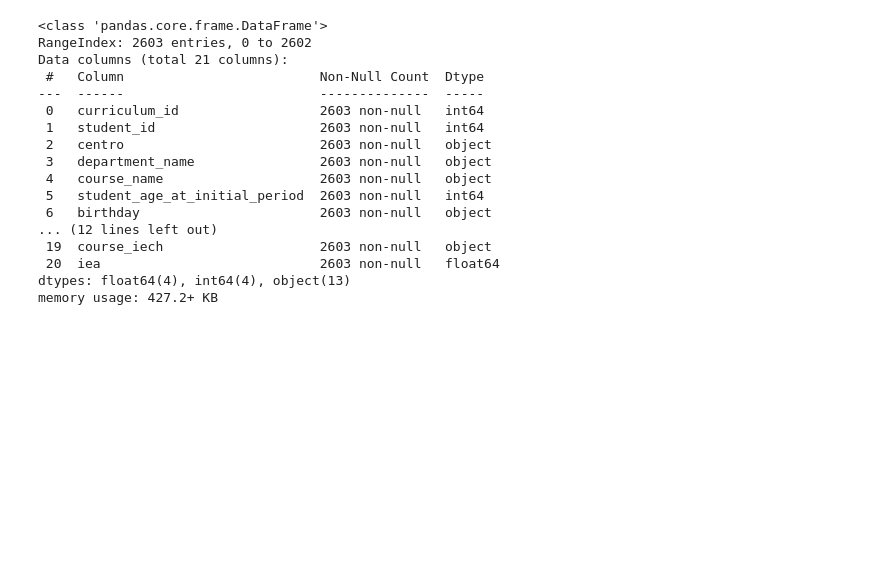
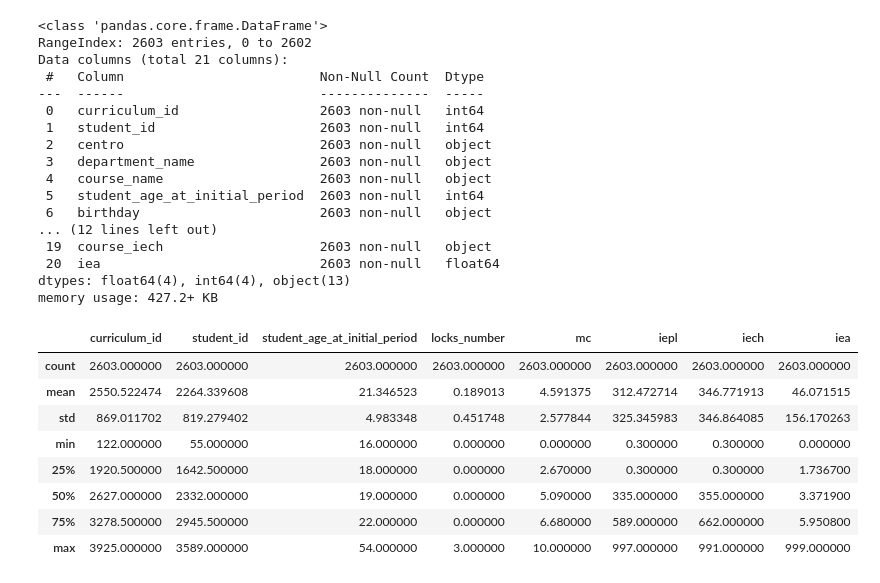
Before and after one commit to gabrielmoliva/Atividade-1---Machine-Learning, a Jupyter notebook: modelo.ipynb, the cells around one changed output. Drawn from its saved outputs; the diff is of its cells as text; code cells hidden in the pictures; blank space fills up the shorter version.

```diff
--- a/modelo.ipynb
+++ b/modelo.ipynb
@@ -38,3 +38,16 @@ Data columns (total 21 columns):
  20  iea                            2603 non-null   float64
 dtypes: float64(4), int64(4), object(13)
 memory usage: 427.2+ KB
+# %%
+# Exibe as colunas numéricas do dataset
+df.describe()
+# %% [output]
+|  | curriculum_id | student_id | student_age_at_initial_period | locks_number | mc | iepl | iech | iea |
+| count | 2603.000000 | 2603.000000 | 2603.000000 | 2603.000000 | 2603.000000 | 2603.000000 | 2603.000000 | 2603.000000 |
+| mean | 2550.522474 | 2264.339608 | 21.346523 | 0.189013 | 4.591375 | 312.472714 | 346.771913 | 46.071515 |
+| std | 869.011702 | 819.279402 | 4.983348 | 0.451748 | 2.577844 | 325.345983 | 346.864085 | 156.170263 |
+| min | 122.000000 | 55.000000 | 16.000000 | 0.000000 | 0.000000 | 0.300000 | 0.300000 | 0.000000 |
+| 25% | 1920.500000 | 1642.500000 | 18.000000 | 0.000000 | 2.670000 | 0.300000 | 0.300000 | 1.736700 |
+| 50% | 2627.000000 | 2332.000000 | 19.000000 | 0.000000 | 5.090000 | 335.000000 | 355.000000 | 3.371900 |
+| 75% | 3278.500000 | 2945.500000 | 22.000000 | 0.000000 | 6.680000 | 589.000000 | 662.000000 | 5.950800 |
+| max | 3925.000000 | 3589.000000 | 54.000000 | 3.000000 | 10.000000 | 997.000000 | 991.000000 | 999.000000 |
```
Also changed, not shown: parts of 3 cells of this notebook.
